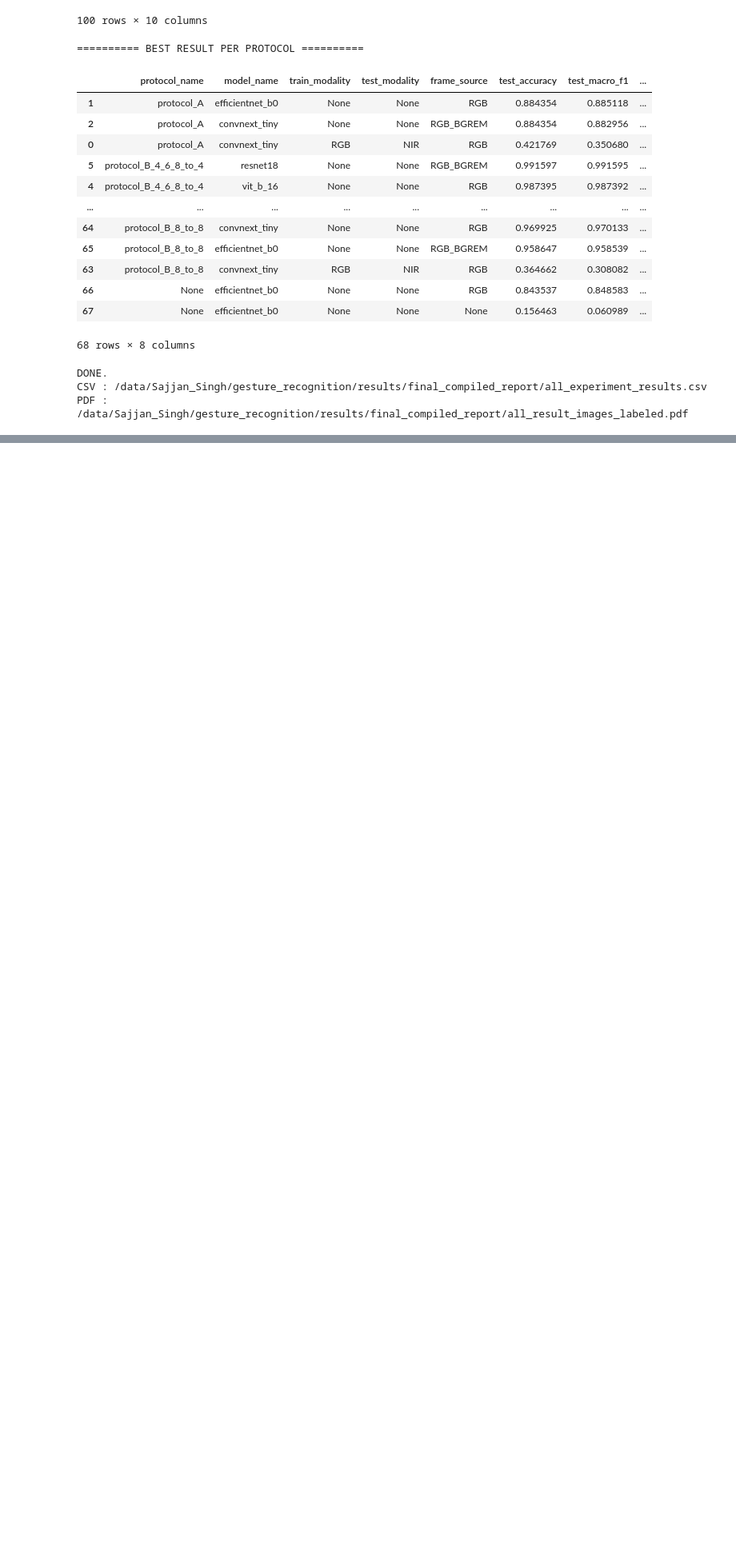
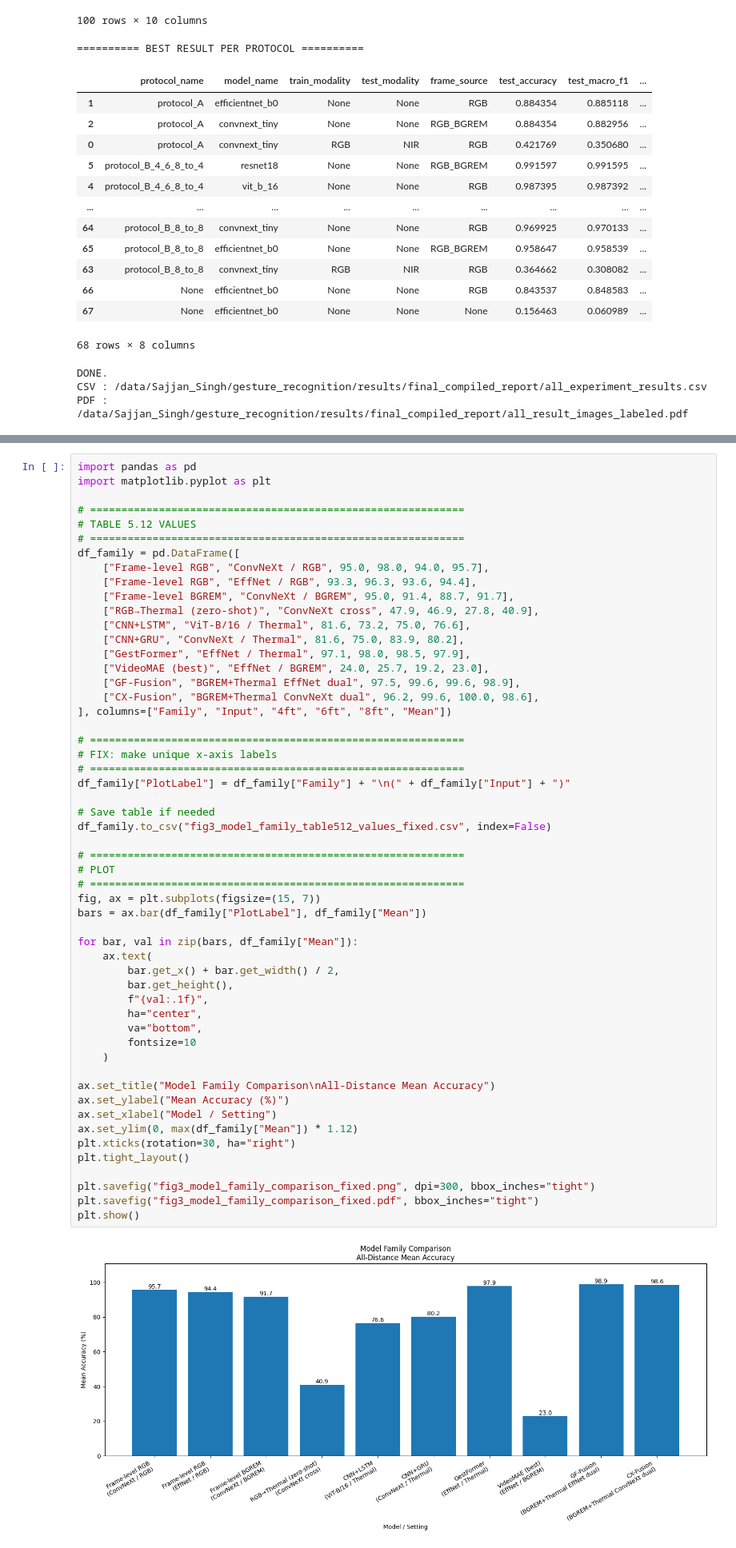
Before and after one commit to Sajjan-Sam/Gesture_Recognition, a Jupyter notebook: notebooks/10_paper_figures.ipynb, the cells around one changed output, grey strips where cells are left out. Shown at 80% size. Saved outputs shown, nothing was run; the diff lists cells and outputs as text; blank space fills up the shorter version.

```diff
--- a/notebooks/10_paper_figures.ipynb
+++ b/notebooks/10_paper_figures.ipynb
@@ -712,0 +1078,56 @@ Saved: /data/Sajjan_Singh/gesture_recognition/results/comparison_graphs/protocol
+# %%
+import pandas as pd
+import matplotlib.pyplot as plt
+
+# ============================================================
+# TABLE 5.12 VALUES
+# ============================================================
+df_family = pd.DataFrame([
+    ["Frame-level RGB", "ConvNeXt / RGB", 95.0, 98.0, 94.0, 95.7],
+    ["Frame-level RGB", "EffNet / RGB", 93.3, 96.3, 93.6, 94.4],
+    ["Frame-level BGREM", "ConvNeXt / BGREM", 95.0, 91.4, 88.7, 91.7],
+    ["RGB→Thermal (zero-shot)", "ConvNeXt cross", 47.9, 46.9, 27.8, 40.9],
+    ["CNN+LSTM", "ViT-B/16 / Thermal", 81.6, 73.2, 75.0, 76.6],
+    ["CNN+GRU", "ConvNeXt / Thermal", 81.6, 75.0, 83.9, 80.2],
+    ["GestFormer", "EffNet / Thermal", 97.1, 98.0, 98.5, 97.9],
+    ["VideoMAE (best)", "EffNet / BGREM", 24.0, 25.7, 19.2, 23.0],
+    ["GF-Fusion", "BGREM+Thermal EffNet dual", 97.5, 99.6, 99.6, 98.9],
+    ["CX-Fusion", "BGREM+Thermal ConvNeXt dual", 96.2, 99.6, 100.0, 98.6],
+], columns=["Family", "Input", "4ft", "6ft", "8ft", "Mean"])
+
+# ============================================================
+# FIX: make unique x-axis labels
+# ============================================================
+df_family["PlotLabel"] = df_family["Family"] + "\n(" + df_family["Input"] + ")"
+
+# Save table if needed
+df_family.to_csv("fig3_model_family_table512_values_fixed.csv", index=False)
+
+# ============================================================
+# PLOT
+# ============================================================
+fig, ax = plt.subplots(figsize=(15, 7))
+bars = ax.bar(df_family["PlotLabel"], df_family["Mean"])
+
+for bar, val in zip(bars, df_family["Mean"]):
+    ax.text(
+        bar.get_x() + bar.get_width() / 2,
+        bar.get_height(),
+        f"{val:.1f}",
+        ha="center",
+        va="bottom",
+        fontsize=10
+    )
+
+ax.set_title("Model Family Comparison\nAll-Distance Mean Accuracy")
+ax.set_ylabel("Mean Accuracy (%)")
+ax.set_xlabel("Model / Setting")
+ax.set_ylim(0, max(df_family["Mean"]) * 1.12)
+plt.xticks(rotation=30, ha="right")
+plt.tight_layout()
+
+plt.savefig("fig3_model_family_comparison_fixed.png", dpi=300, bbox_inches="tight")
+plt.savefig("fig3_model_family_comparison_fixed.pdf", bbox_inches="tight")
+plt.show()
+# %% [output]
+[figure, added]
```
Also changed, not shown: parts of 4 cells of this notebook, 25 other files.
